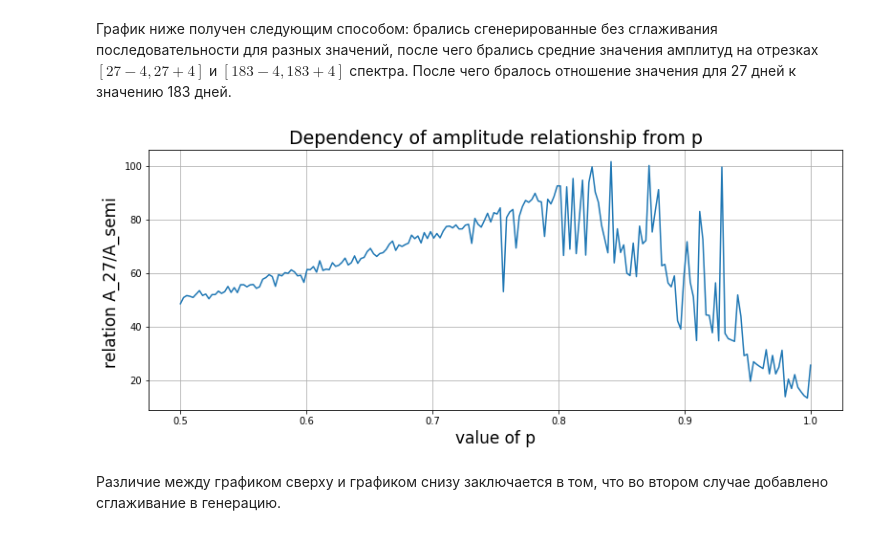
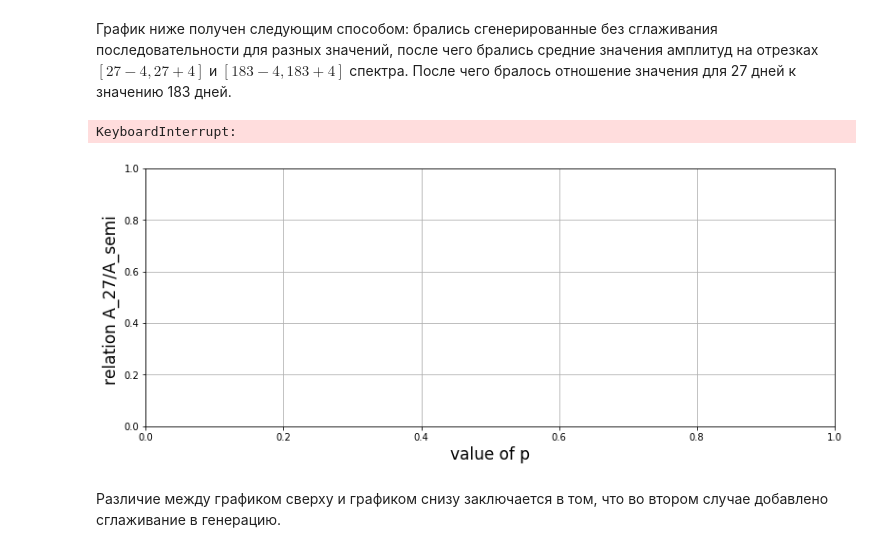
Before and after one commit to Romanchenko/SunAndClimate, a Jupyter notebook: Smoothing.ipynb, the cells around one changed output. Cells and saved outputs as stored; diff of their text form; code cells hidden in the pictures.

```diff
--- a/Smoothing.ipynb
+++ b/Smoothing.ipynb
@@ -106,9 +106,10 @@ relation    :  0.28933506615458954
 # %% [markdown]
 График ниже получен следующим способом: брались сгенерированные без сглаживания последовательности для разных значений, после чего брались средние значения амплитуд на отрезках $[27-4, 27+4]$ и $[183-4, 183+4]$ спектра. После чего бралось отношение значения для 27 дней к значению 183 дней.
 # %%
-draw_amplitude_relation(n=200)
+#draw_amplitude_relation(n=200)
 # %% [output]
+KeyboardInterrupt:
-[figure, old version]
+[figure, new version]
 # %% [markdown]
 Различие между графиком сверху и графиком снизу заключается в том, что во втором случае добавлено сглаживание в генерацию.
 # %%
```
Also changed, not shown: parts of 8 cells of this notebook.
